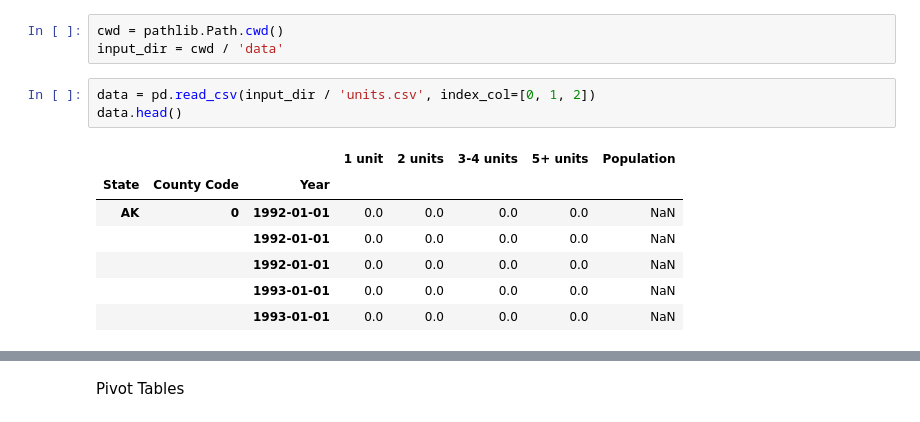
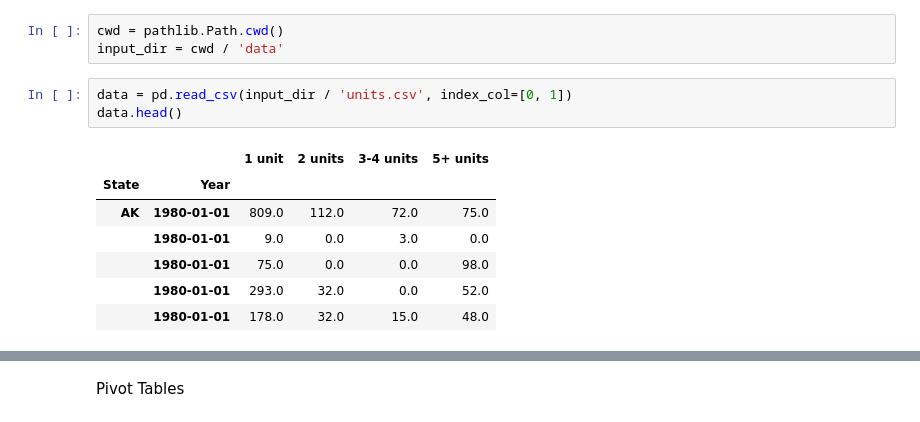
Before and after one commit to Tubbz-alt/building-permits-survey, a Jupyter notebook: state charts.ipynb, the cells around one changed output, grey strips where cells are left out. Cells and saved outputs as stored; diff of their text form.

```diff
--- a/state charts.ipynb
+++ b/state charts.ipynb
@@ -8,13 +8,13 @@ import pathlib
 cwd = pathlib.Path.cwd()
 input_dir = cwd / 'data'
 # %%
-data = pd.read_csv(input_dir / 'units.csv', index_col=[0, 1, 2])
+data = pd.read_csv(input_dir / 'units.csv', index_col=[0, 1])
 data.head()
 # %% [output]
-|  |  |  | 1 unit | 2 units | 3-4 units | 5+ units | Population |
-| State | County Code | Year |  |  |  |  |  |
-| AK | 0 | 1992-01-01 | 0.0 | 0.0 | 0.0 | 0.0 | NaN |
-|  |  | 1992-01-01 | 0.0 | 0.0 | 0.0 | 0.0 | NaN |
-|  |  | 1992-01-01 | 0.0 | 0.0 | 0.0 | 0.0 | NaN |
-|  |  | 1993-01-01 | 0.0 | 0.0 | 0.0 | 0.0 | NaN |
-|  |  | 1993-01-01 | 0.0 | 0.0 | 0.0 | 0.0 | NaN |
+|  |  | 1 unit | 2 units | 3-4 units | 5+ units |
+| State | Year |  |  |  |  |
+| AK | 1980-01-01 | 809.0 | 112.0 | 72.0 | 75.0 |
+|  | 1980-01-01 | 9.0 | 0.0 | 3.0 | 0.0 |
+|  | 1980-01-01 | 75.0 | 0.0 | 0.0 | 98.0 |
+|  | 1980-01-01 | 293.0 | 32.0 | 0.0 | 52.0 |
+|  | 1980-01-01 | 178.0 | 32.0 | 15.0 | 48.0 |
```
Also changed, not shown: parts of 2 cells of this notebook, 1 other file.
